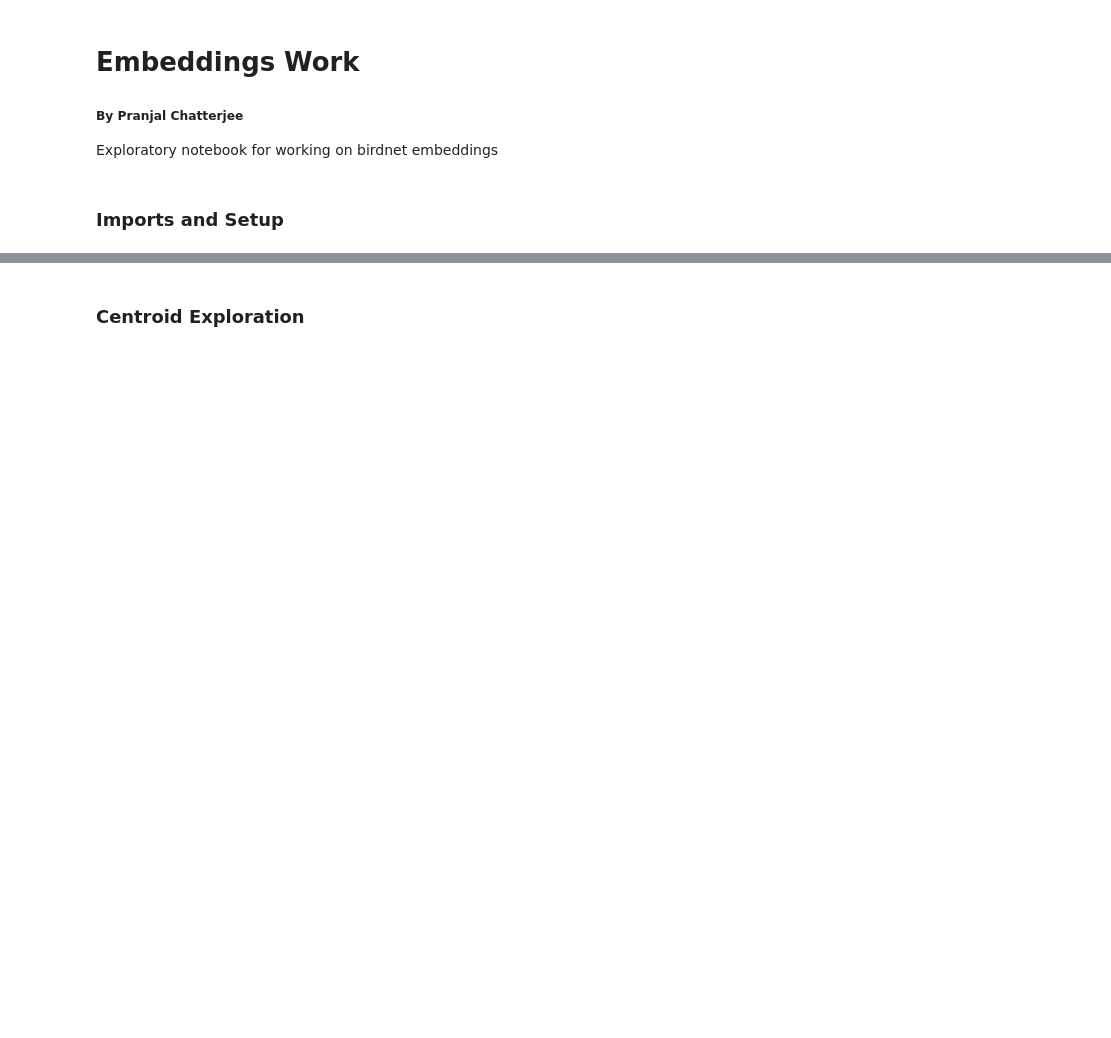
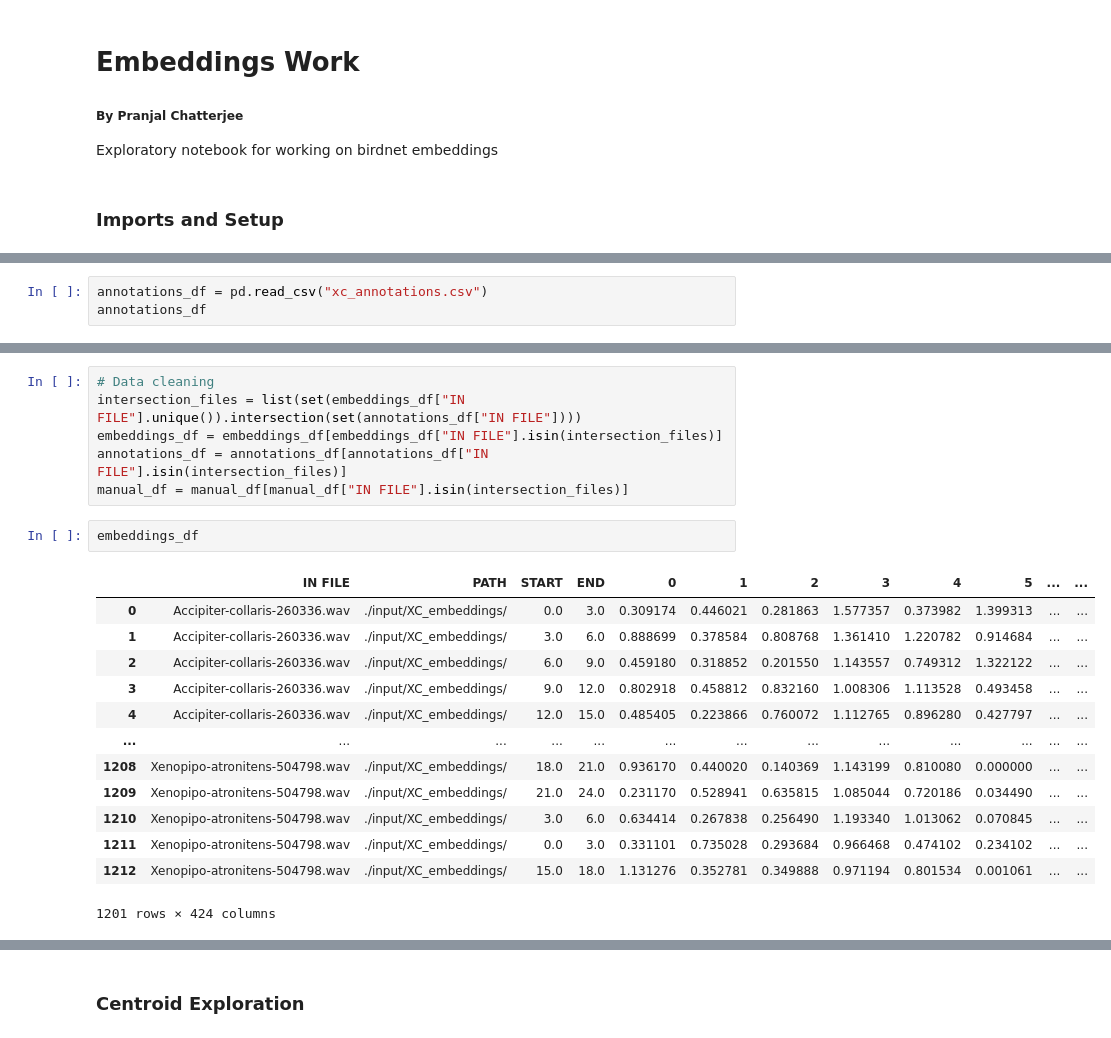
Before and after one commit to UCSD-E4E/passive-acoustic-biodiversity, a Jupyter notebook: BirdnetEmbeddings/Embeddings_Work.ipynb, the cells around one changed output, grey strips where cells are left out. Saved outputs shown, nothing was run; the diff lists cells and outputs as text; blank space fills up the shorter version.

```diff
--- a/BirdnetEmbeddings/Embeddings_Work.ipynb
+++ b/BirdnetEmbeddings/Embeddings_Work.ipynb
@@ -50,0 +53,3 @@ embeddings_df
+# %%
+annotations_df = pd.read_csv("xc_annotations.csv")
+annotations_df
@@ -50,0 +88,22 @@ embeddings_df
+# %%
+# Data cleaning
+intersection_files = list(set(embeddings_df["IN FILE"].unique()).intersection(set(annotations_df["IN FILE"])))
+embeddings_df = embeddings_df[embeddings_df["IN FILE"].isin(intersection_files)]
+annotations_df = annotations_df[annotations_df["IN FILE"].isin(intersection_files)]
+manual_df = manual_df[manual_df["IN FILE"].isin(intersection_files)]
+# %%
+embeddings_df
+# %% [output]
+|  | IN FILE | PATH | START | END | 0 | 1 | 2 | 3 | 4 | 5 | ... | ... |
+| 0 | Accipiter-collaris-260336.wav | ./input/XC_embeddings/ | 0.0 | 3.0 | 0.309174 | 0.446021 | 0.281863 | 1.577357 | 0.373982 | 1.399313 | ... | ... |
+| 1 | Accipiter-collaris-260336.wav | ./input/XC_embeddings/ | 3.0 | 6.0 | 0.888699 | 0.378584 | 0.808768 | 1.361410 | 1.220782 | 0.914684 | ... | ... |
+| 2 | Accipiter-collaris-260336.wav | ./input/XC_embeddings/ | 6.0 | 9.0 | 0.459180 | 0.318852 | 0.201550 | 1.143557 | 0.749312 | 1.322122 | ... | ... |
+| 3 | Accipiter-collaris-260336.wav | ./input/XC_embeddings/ | 9.0 | 12.0 | 0.802918 | 0.458812 | 0.832160 | 1.008306 | 1.113528 | 0.493458 | ... | ... |
+| 4 | Accipiter-collaris-260336.wav | ./input/XC_embeddings/ | 12.0 | 15.0 | 0.485405 | 0.223866 | 0.760072 | 1.112765 | 0.896280 | 0.427797 | ... | ... |
+| ... | ... | ... | ... | ... | ... | ... | ... | ... | ... | ... | ... | ... |
+| 1208 | Xenopipo-atronitens-504798.wav | ./input/XC_embeddings/ | 18.0 | 21.0 | 0.936170 | 0.440020 | 0.140369 | 1.143199 | 0.810080 | 0.000000 | ... | ... |
+| 1209 | Xenopipo-atronitens-504798.wav | ./input/XC_embeddings/ | 21.0 | 24.0 | 0.231170 | 0.528941 | 0.635815 | 1.085044 | 0.720186 | 0.034490 | ... | ... |
+| 1210 | Xenopipo-atronitens-504798.wav | ./input/XC_embeddings/ | 3.0 | 6.0 | 0.634414 | 0.267838 | 0.256490 | 1.193340 | 1.013062 | 0.070845 | ... | ... |
+| 1211 | Xenopipo-atronitens-504798.wav | ./input/XC_embeddings/ | 0.0 | 3.0 | 0.331101 | 0.735028 | 0.293684 | 0.966468 | 0.474102 | 0.234102 | ... | ... |
+| 1212 | Xenopipo-atronitens-504798.wav | ./input/XC_embeddings/ | 15.0 | 18.0 | 1.131276 | 0.352781 | 0.349888 | 0.971194 | 0.801534 | 0.001061 | ... | ... |
+1201 rows × 424 columns
```
Also changed, not shown: parts of 9 cells of this notebook, 2 other files.
